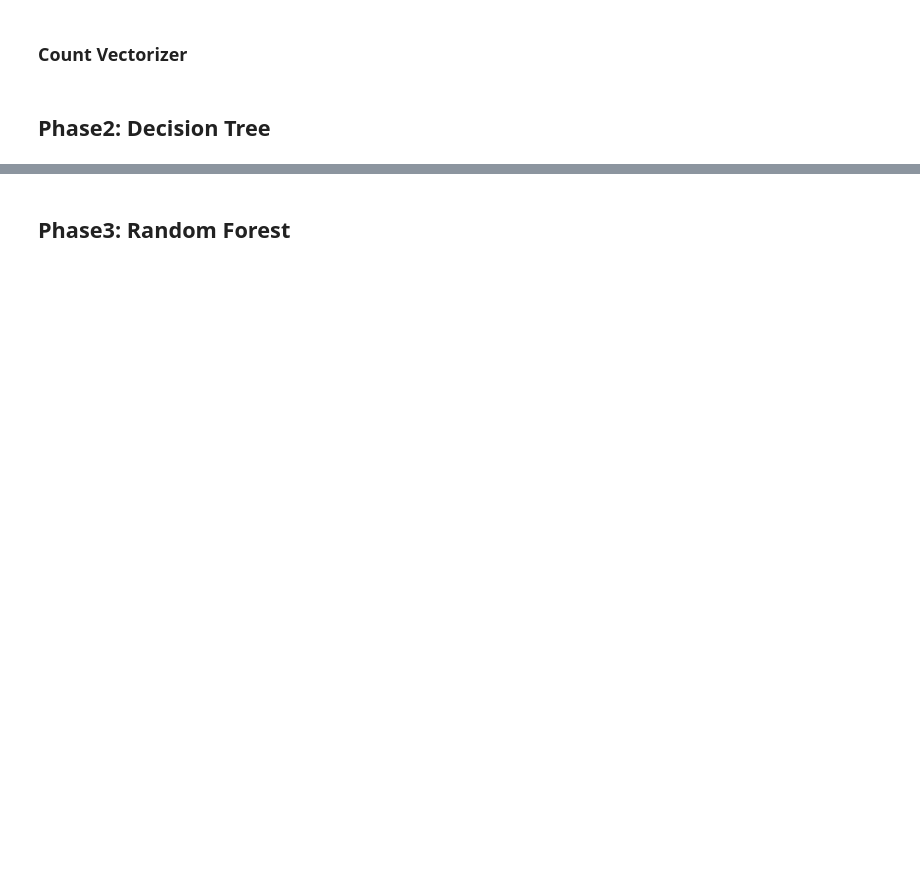
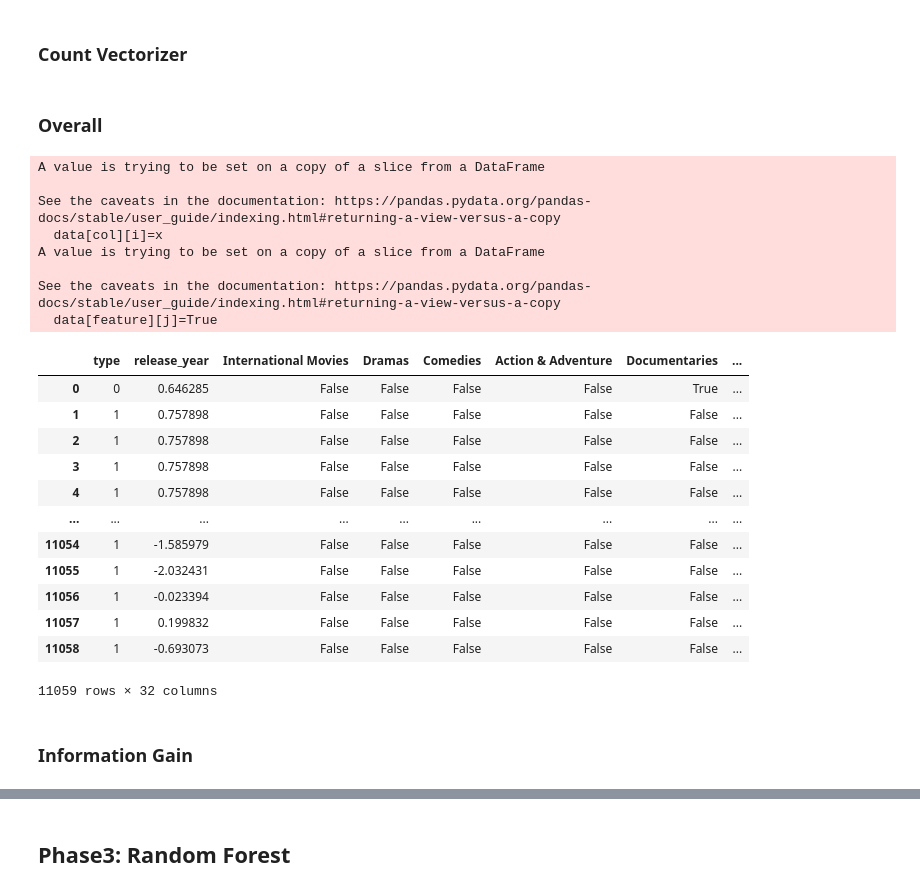
Before and after one commit to kymmt80/AI_DecisionTree, a Jupyter notebook: CA3.ipynb, the cells around one changed output, grey strips where cells are left out. Cells and saved outputs as stored; diff of their text form; code cells hidden in the pictures; blank space fills up the shorter version.

```diff
--- a/CA3.ipynb
+++ b/CA3.ipynb
@@ -141,0 +117,19 @@ See the caveats in the documentation: https://pandas.pydata.org/pandas-docs/stab
+# %%
+import operator
+def replace_listed_data(data,col,alpha):
+    features={}
+    for i in range(len(data[col])):
+        x=data[col][i].split(",");
+        for word in x:
+            if word in features:
+                features[word]+=1;
+            else:
+                features[word]=1;
+        data[col][i]=x
+    sorted_features=sorted(features.items(), key=operator.itemgetter(1))
+    for i in range(alpha):
+        feature=sorted_features[-i-1][0]
+        data[feature]=False;
+        for j in range(len(data[col])):
+            if feature in data[col][j] :
+                data[feature][j]=True
@@ -142,4 +168,48 @@ See the caveats in the documentation: https://pandas.pydata.org/pandas-docs/stab
 # %% [markdown]
 ### Count Vectorizer
-# %% [markdown]
-## Phase2: Decision Tree
+# %%
+from sklearn.feature_extraction.text import CountVectorizer
+def count_vectorize():
+    cv=CountVectorizer(max_df=0.95, min_df=2,max_features=10000,stop_words='english')
+    data["title"]=cv.fit_transform(data["title"]);
+    data["description"]=cv.fit_transform(data["description"]);
+# %% [markdown]
+### Overall
+# %%
+def preprocess(data,cv=False):
+    replace_missing_data(data);
+    standardize(data);
+    replace_categorical_data(data);
+    replace_listed_data(data,"listed_in",10);
+    replace_listed_data(data,"country",10);
+    replace_listed_data(data,"cast",10);
+    if(cv):
+        count_vectorize(data)
+    data = data.drop(columns=["listed_in","country","cast","title","description"],inplace=True);
+
+preprocess(data);
+display(data);
+# %% [output]
+A value is trying to be set on a copy of a slice from a DataFrame
+
+See the caveats in the documentation: https://pandas.pydata.org/pandas-docs/stable/user_guide/indexing.html#returning-a-view-versus-a-copy
+  data[col][i]=x
+A value is trying to be set on a copy of a slice from a DataFrame
+
+See the caveats in the documentation: https://pandas.pydata.org/pandas-docs/stable/user_guide/indexing.html#returning-a-view-versus-a-copy
+  data[feature][j]=True
+|  | type | release_year | International Movies | Dramas | Comedies | Action & Adventure | Documentaries | ... |
+| 0 | 0 | 0.646285 | False | False | False | False | True | ... |
+| 1 | 1 | 0.757898 | False | False | False | False | False | ... |
+| 2 | 1 | 0.757898 | False | False | False | False | False | ... |
+| 3 | 1 | 0.757898 | False | False | False | False | False | ... |
+| 4 | 1 | 0.757898 | False | False | False | False | False | ... |
+| ... | ... | ... | ... | ... | ... | ... | ... | ... |
+| 11054 | 1 | -1.585979 | False | False | False | False | False | ... |
+| 11055 | 1 | -2.032431 | False | False | False | False | False | ... |
+| 11056 | 1 | -0.023394 | False | False | False | False | False | ... |
+| 11057 | 1 | 0.199832 | False | False | False | False | False | ... |
+| 11058 | 1 | -0.693073 | False | False | False | False | False | ... |
+11059 rows × 32 columns
+# %% [markdown]
+### Information Gain
```
Also changed, not shown: parts of 23 cells of this notebook.
